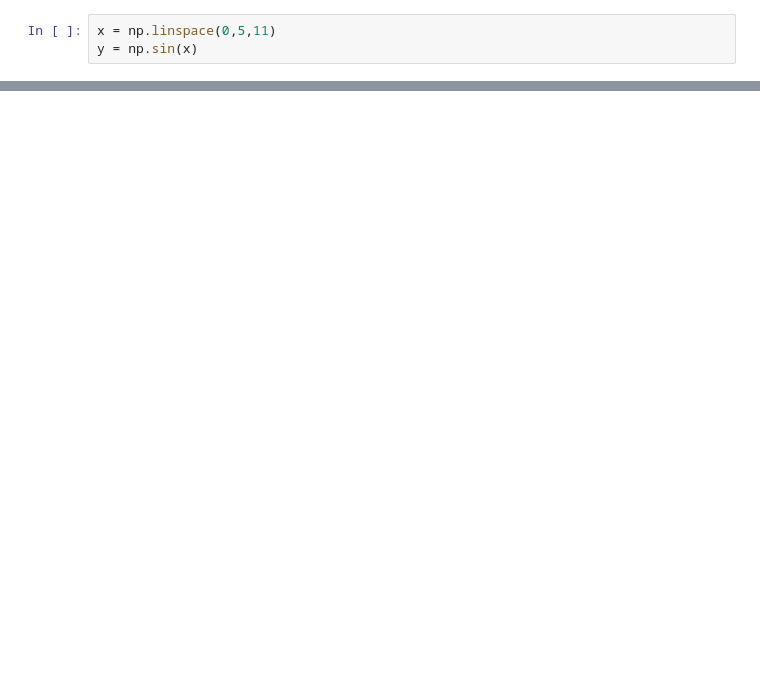
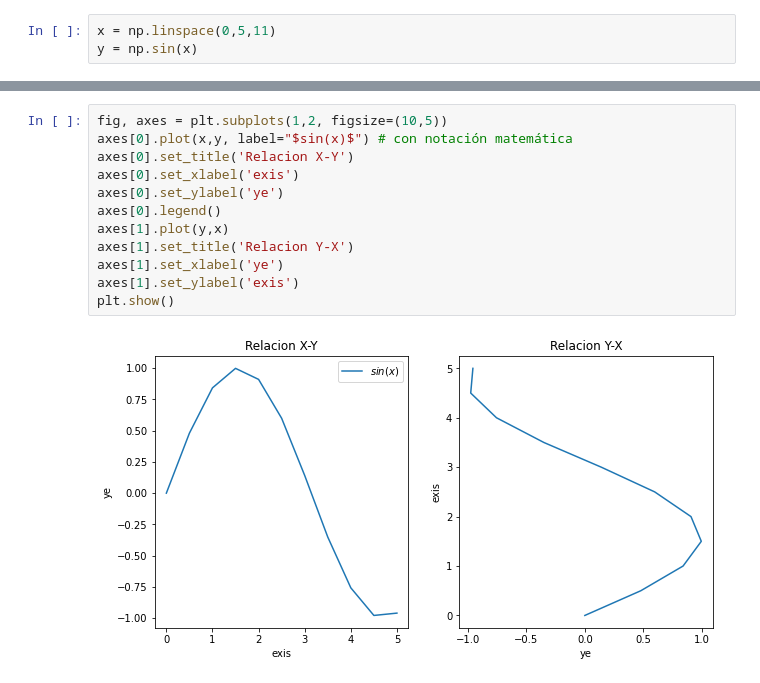
Before and after one commit to r3card0/Matplotlib-Seaborn-basics, a Jupyter notebook: 05_Chart_context.ipynb, the cells around one changed output, grey strips where cells are left out. Drawn from its saved outputs; the diff is of its cells as text; blank space fills up the shorter version.

```diff
--- a/05_Chart_context.ipynb
+++ b/05_Chart_context.ipynb
@@ -19,0 +46,14 @@ plt.show()
+# %%
+fig, axes = plt.subplots(1,2, figsize=(10,5))
+axes[0].plot(x,y, label="$sin(x)$") # con notación matemática
+axes[0].set_title('Relacion X-Y')
+axes[0].set_xlabel('exis')
+axes[0].set_ylabel('ye')
+axes[0].legend()
+axes[1].plot(y,x)
+axes[1].set_title('Relacion Y-X')
+axes[1].set_xlabel('ye')
+axes[1].set_ylabel('exis')
+plt.show()
+# %% [output]
+[figure, added]
```
Also changed, not shown: parts of 6 cells of this notebook.
